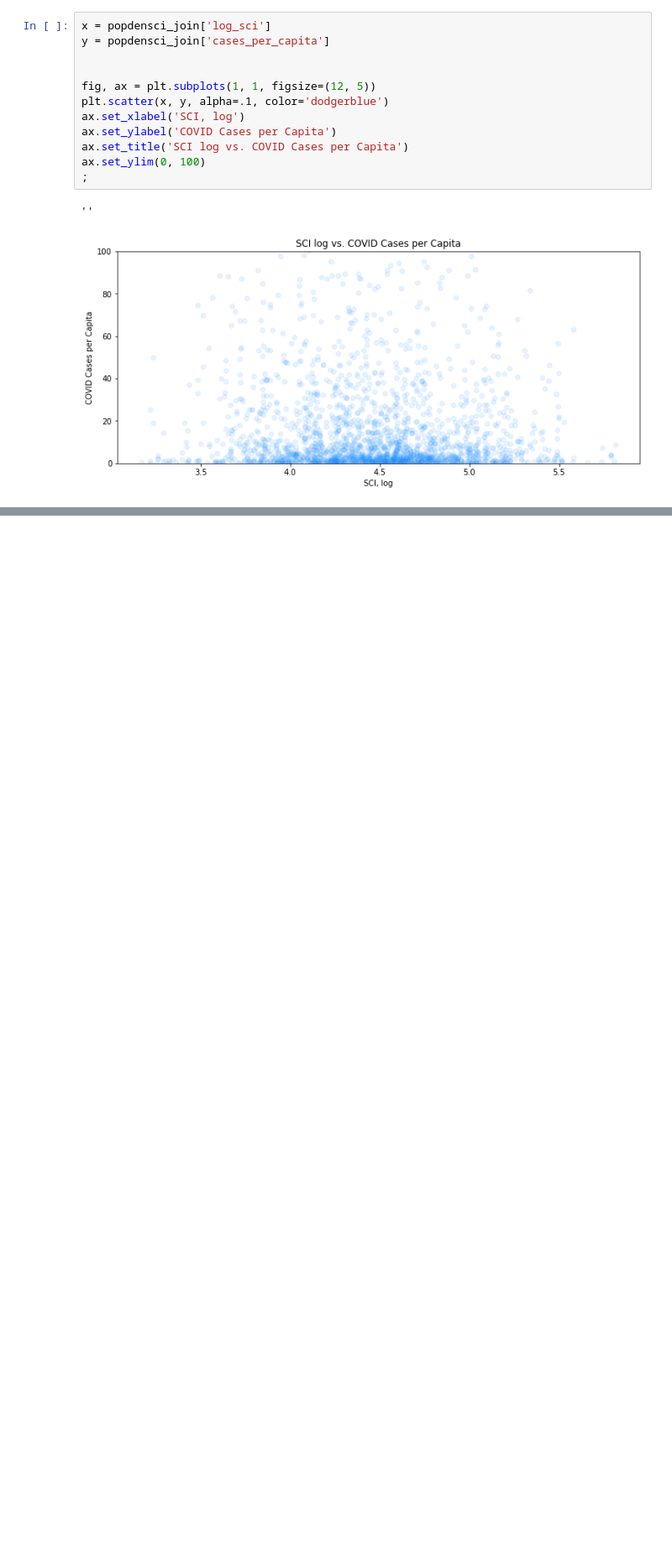
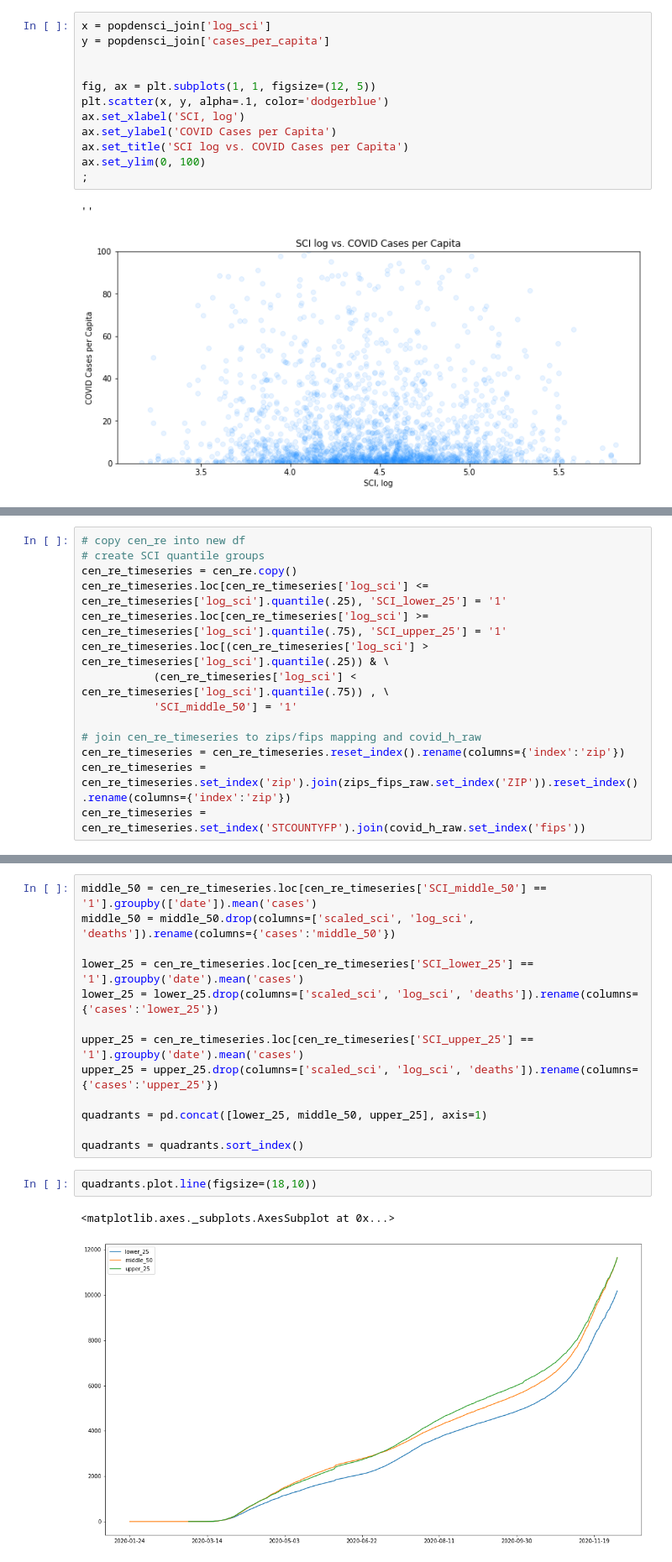
Before and after one commit to anthonylschultz/COVID_Spread_and_Social_Connectedness, a Jupyter notebook: capstone_1.ipynb, the cells around one changed output, grey strips where cells are left out. Shown at 84% size. Cells and saved outputs as stored; diff of their text form; blank space fills up the shorter version.

```diff
--- a/capstone_1.ipynb
+++ b/capstone_1.ipynb
@@ -472,0 +473,14 @@ ax.set_ylim(0, 100)
+# %%
+# copy cen_re into new df
+# create SCI quantile groups
+cen_re_timeseries = cen_re.copy()
+cen_re_timeseries.loc[cen_re_timeseries['log_sci'] <= cen_re_timeseries['log_sci'].quantile(.25), 'SCI_lower_25'] = '1'
+cen_re_timeseries.loc[cen_re_timeseries['log_sci'] >= cen_re_timeseries['log_sci'].quantile(.75), 'SCI_upper_25'] = '1'
+cen_re_timeseries.loc[(cen_re_timeseries['log_sci'] > cen_re_timeseries['log_sci'].quantile(.25)) & \
+           (cen_re_timeseries['log_sci'] < cen_re_timeseries['log_sci'].quantile(.75)) , \
+           'SCI_middle_50'] = '1'
+
+# join cen_re_timeseries to zips/fips mapping and covid_h_raw
+cen_re_timeseries = cen_re_timeseries.reset_index().rename(columns={'index':'zip'})
+cen_re_timeseries = cen_re_timeseries.set_index('zip').join(zips_fips_raw.set_index('ZIP')).reset_index().rename(columns={'index':'zip'})
+cen_re_timeseries = cen_re_timeseries.set_index('STCOUNTYFP').join(covid_h_raw.set_index('fips'))
@@ -472,0 +505,18 @@ ax.set_ylim(0, 100)
+# %%
+middle_50 = cen_re_timeseries.loc[cen_re_timeseries['SCI_middle_50'] == '1'].groupby(['date']).mean('cases')
+middle_50 = middle_50.drop(columns=['scaled_sci', 'log_sci', 'deaths']).rename(columns={'cases':'middle_50'})
+
+lower_25 = cen_re_timeseries.loc[cen_re_timeseries['SCI_lower_25'] == '1'].groupby('date').mean('cases')
+lower_25 = lower_25.drop(columns=['scaled_sci', 'log_sci', 'deaths']).rename(columns={'cases':'lower_25'})
+
+upper_25 = cen_re_timeseries.loc[cen_re_timeseries['SCI_upper_25'] == '1'].groupby('date').mean('cases')
+upper_25 = upper_25.drop(columns=['scaled_sci', 'log_sci', 'deaths']).rename(columns={'cases':'upper_25'})
+
+quadrants = pd.concat([lower_25, middle_50, upper_25], axis=1)
+
+quadrants = quadrants.sort_index()
+# %%
+quadrants.plot.line(figsize=(18,10))
+# %% [output]
+<matplotlib.axes._subplots.AxesSubplot at 0x...>
+[figure, added]
```
Also changed, not shown: parts of 12 cells of this notebook.
